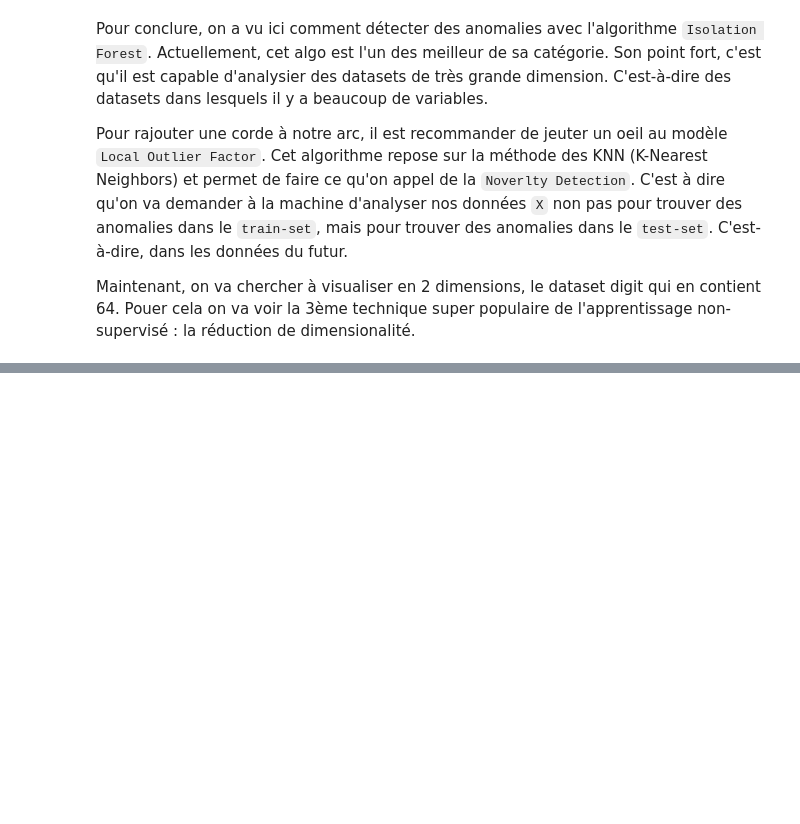
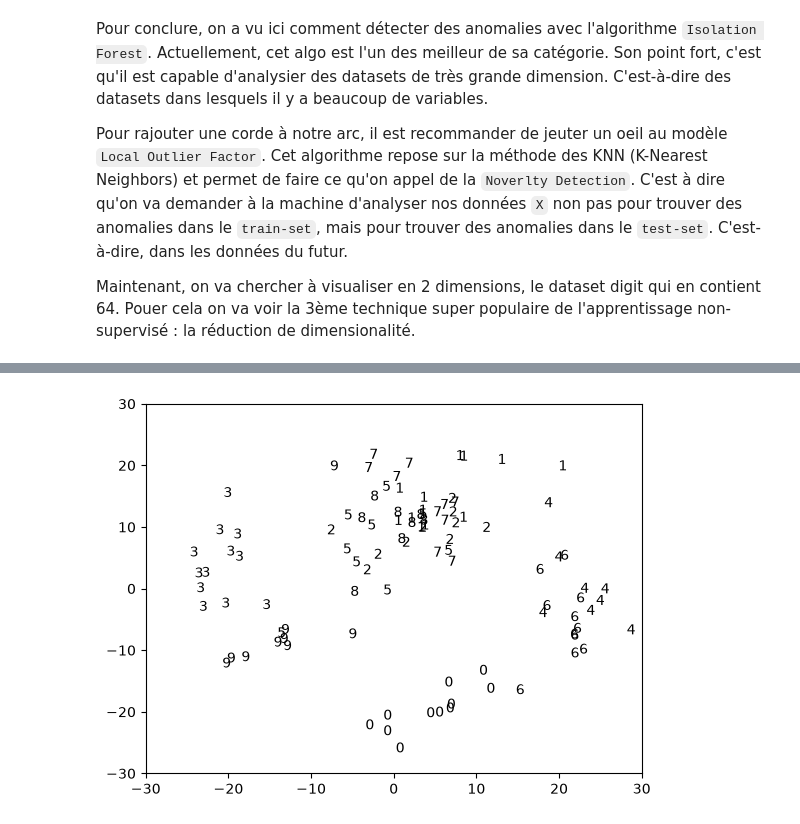
Before and after one commit to JDVegas/AI-Practical_ML-PRO, a Jupyter notebook: Python_Spercial_ML/24_Unsupervised_Learning.ipynb, the cells around one changed output, grey strips where cells are left out. Saved outputs shown, nothing was run; the diff lists cells and outputs as text; code cells hidden in the pictures; blank space fills up the shorter version.

```diff
--- a/Python_Spercial_ML/24_Unsupervised_Learning.ipynb
+++ b/Python_Spercial_ML/24_Unsupervised_Learning.ipynb
@@ -293,0 +396,10 @@ La réduction de dimension est l'une des application les plus importantes de l'a
+# %%
+# Build another graph
+plt.figure()
+plt.xlim(-30, 30)
+plt.ylim(-30, 30)
+
+for i in range(100):
+    plt.text(X_reduced[i, 0], X_reduced[i, 1], str(y[i]))
+# %% [output]
+[figure, added]
```
Also changed, not shown: parts of 37 cells of this notebook.
